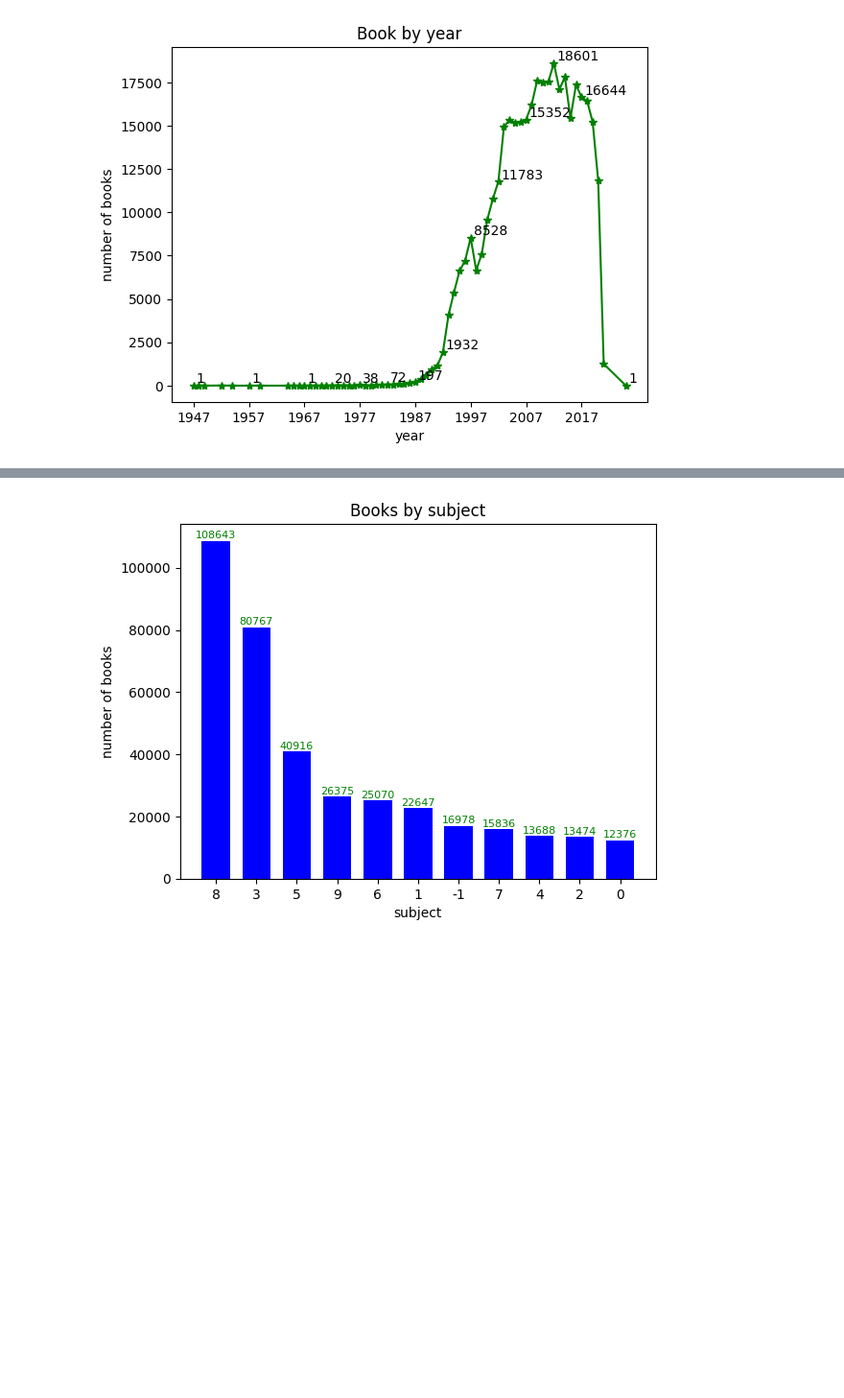
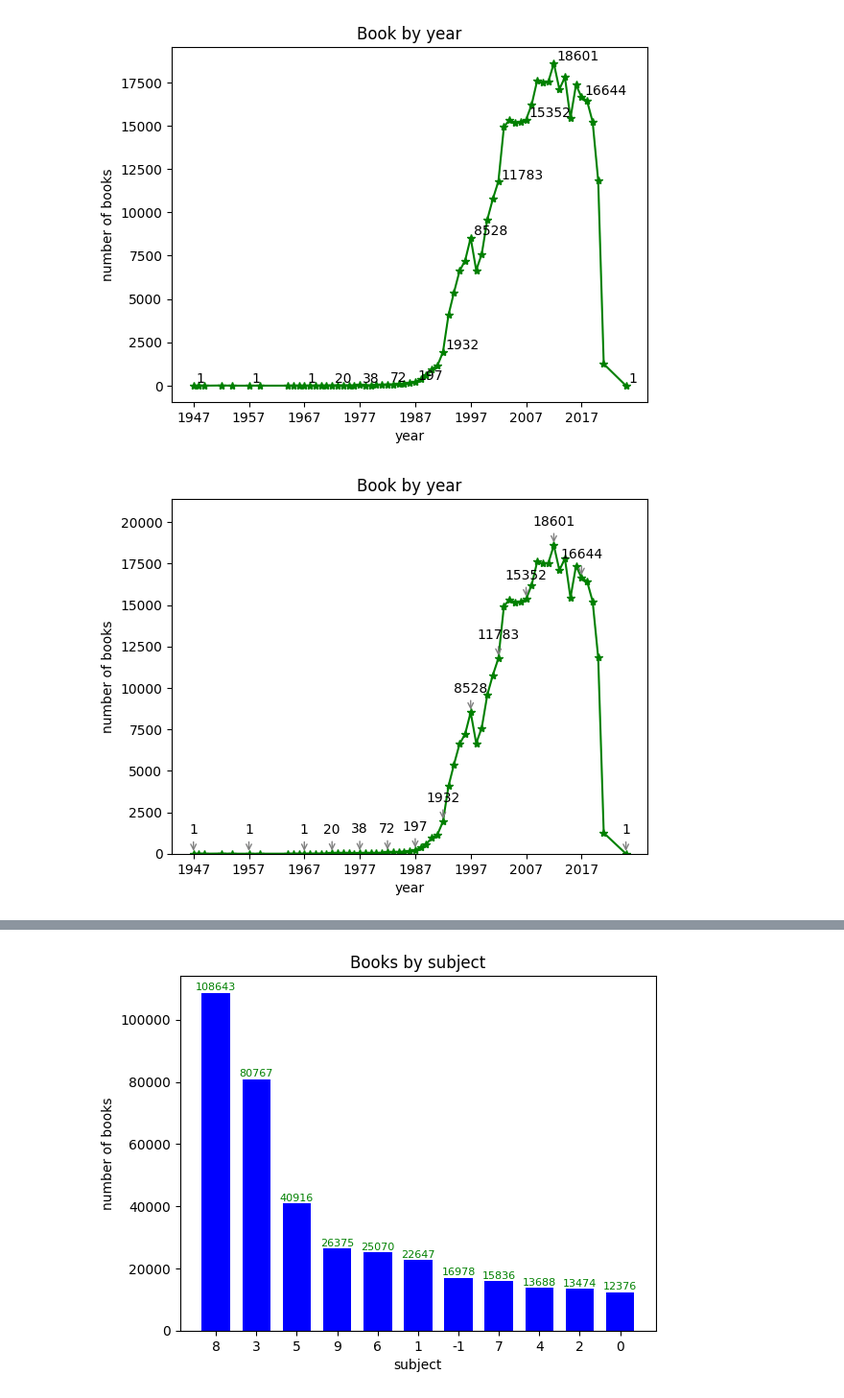
Before and after one commit to hyeonn-06/data_analysis, a Jupyter notebook: ch05_2.ipynb, the cells around one changed output, grey strips where cells are left out. Shown at 96% size. Drawn from its saved outputs; the diff is of its cells as text; code cells hidden in the pictures; blank space fills up the shorter version.

```diff
--- a/ch05_2.ipynb
+++ b/ch05_2.ipynb
@@ -175,6 +176,24 @@ for idx, val in count_by_year[::5].items():
 plt.show()
 # %% [output]
 [figure]
+# %%
+plt.plot(count_by_year,"*-g")
+plt.title('Book by year')
+plt.xlabel('year')
+plt.ylabel('number of books')
+# y축 데이터 범위 확대
+plt.ylim(0, count_by_year.values.max() * 1.15)
+plt.xticks(range(1947, yy, 10))
+for idx, val in count_by_year[::5].items():
+  # annotate(str, (x,y), xytext=(x1,y1), textcoords="offset points") : 그래프의 (x,y)좌표에서 x1포인트, y1포인트 떨어진 위치에 str 출력
+  # 1포인트 당 1/72인치
+  # 픽셀 단위 지정을 하기 위해서는 textcoords="offset pixels"
+  plt.annotate(val, (idx, val), xytext=(0, 15), textcoords="offset points",
+               # 데이터 가운데 정렬 및 화살표 표시
+               ha="center", arrowprops=dict(arrowstyle="->", color="gray"))
+plt.show()
+# %% [output]
+[figure, added]
 # %%
 plt.bar(count_by_subject.index, count_by_subject.values)
 plt.title('Books by subject')
```
Also changed, not shown: parts of 5 cells of this notebook.
